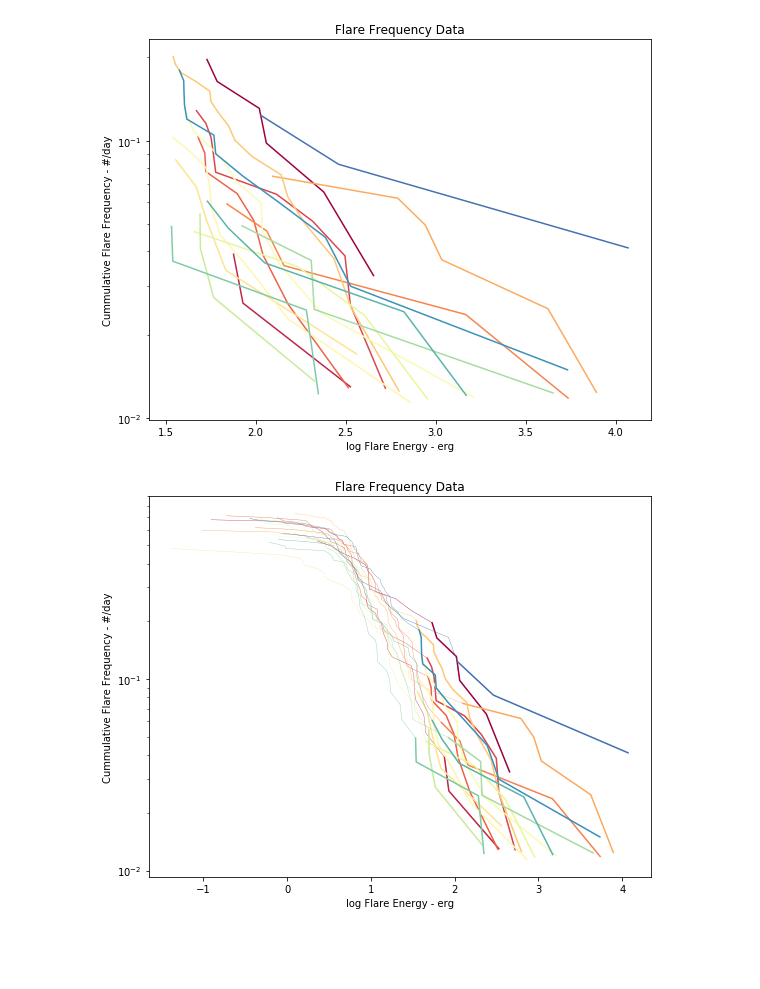
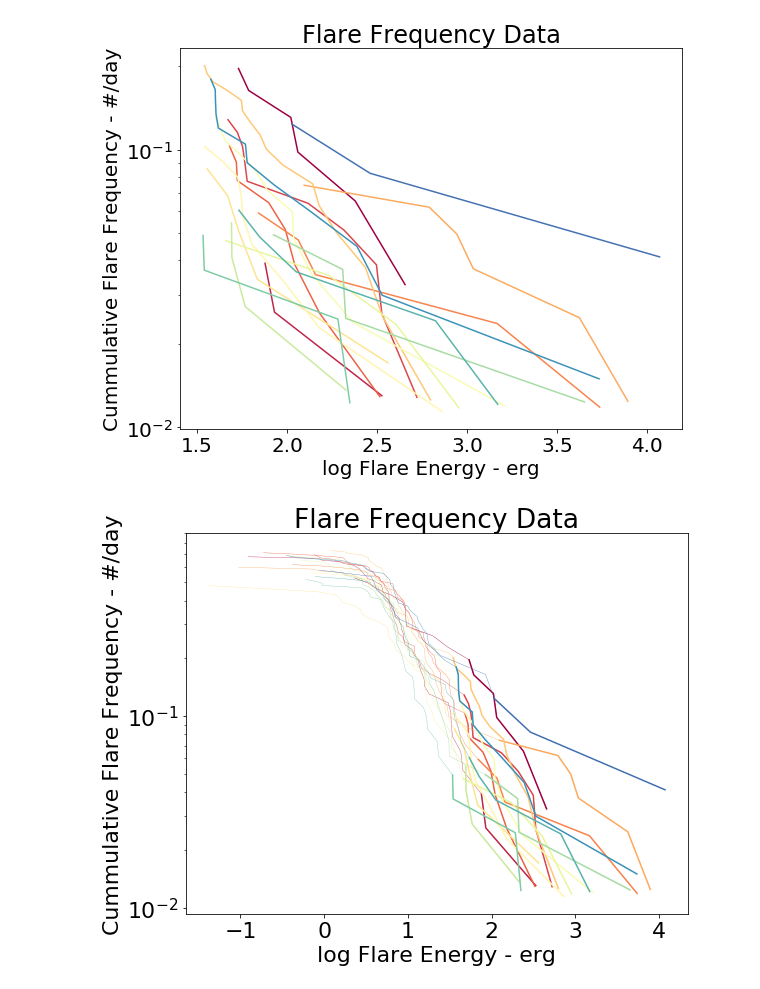
Before and after one commit to mscoggs/flare_cycles, a Jupyter notebook: flaregraphs.ipynb, the cells around one changed output. Cells and saved outputs as stored; diff of their text form; code cells hidden in the pictures; blank space fills up the shorter version.

```diff
--- a/flaregraphs.ipynb
+++ b/flaregraphs.ipynb
@@ -17,34 +19,35 @@ EPOINT = 0 # need to fix this
 names=("t_start", "t_stop", "t_peak", "amplitude", "FWHM", "duration", "t_peak_aflare1",
        "t_FWHM_aflare1", "amplitude_aflare1", "flare_chisq", "KS_d_model", "KS_p_model",
        "KS_d_cont", "KS_p_cont", "Equiv_Dur", "ED68i", "ED90i")
 
 
 plt.figure(figsize=(9,7))
 plt.yscale('log')
 plt.xlabel("log Flare Energy - erg")
 plt.ylabel("Cummulative Flare Frequency - #/day")
 plt.title("Flare Frequency Data")
 cmap = plt.cm.Spectral # color scheme -- visible color spectrum, starting with red as the earliest
+plt.rcParams.update({'font.size': 20})
 np.seterr(invalid='ignore')#ignore the Nans
 
 
 for x in range(len(files)):
 
     toteDur = pd.read_table(files[x], skiprows=5, nrows=1, header=None,
                             delim_whitespace=True, usecols=(7,)
                            ).iloc[0].values[0] #getting the total duration of each file
 
     df = pd.read_table(files[x], comment="#", delimiter=",", names=names)
     energy = df['Equiv_Dur'] # This is the energy column of the flare data
     sort = np.argsort(energy) #get indices that would sort the energy array
 
     ffd_xEnergy = np.log10(energy[sort][::-1]) + EPOINT #log the reverse of sorted energy
     ffd_yFrequency = (np.arange(1, len(ffd_xEnergy)+1, 1))/toteDur #get evenly spaced intervals, divide by totedur to get flares/day
     ok68 = ffd_xEnergy >= np.log10(np.median(df['ED68i'])) + EPOINT #use ED68i to get indices of useful data, ignore the junk
 
     plt.plot(ffd_xEnergy[ok68], ffd_yFrequency[ok68], c = cmap(x/float(len(files))))#  c = # color scheme -- visible color spectrum, starting with red as the earliest
 # %% [output]
-[figure, old version]
+[figure, new version]
 # %%
 #plotting a reverse cummulative sum for a single KIC# number, hoping for a smooth change in frequency over time
 #plotting all of the data, with data below the ED68i cutoff being the thinner lines
@@ -63,7 +66,7 @@ plt.xlabel("log Flare Energy - erg")
 plt.ylabel("Cummulative Flare Frequency - #/day")
 plt.title("Flare Frequency Data")
 cmap = plt.cm.Spectral # color scheme -- visible color spectrum, starting with red as the earliest
-plt.rcParams.update({'font.size': 22})
+plt.rcParams.update({'font.size': 20})
 np.seterr(invalid='ignore')#ignore the Nans
 
 
@@ -79,10 +82,11 @@ for x in range(len(files)):
 
     ffd_xEnergy = np.log10(energy[sort][::-1]) + EPOINT #log the reverse of sorted energy
     ffd_yFrequency = (np.arange(1, len(ffd_xEnergy)+1, 1))/toteDur #get evenly spaced intervals, divide by totedur to get flares/day
+
     ok68 = ffd_xEnergy >= np.log10(np.median(df['ED68i'])) + EPOINT #use ED68i to get indices of useful data, ignore the junk
 
     plt.plot(ffd_xEnergy, ffd_yFrequency, lw = .35, c = cmap(x/float(len(files)))) #all data
     plt.plot(ffd_xEnergy[ok68], ffd_yFrequency[ok68], c = cmap(x/float(len(files)))) #significant data
 # %% [output]
-[figure, old version]
+[figure, new version]
 # %%
```
Also changed, not shown: parts of 3 cells of this notebook.
